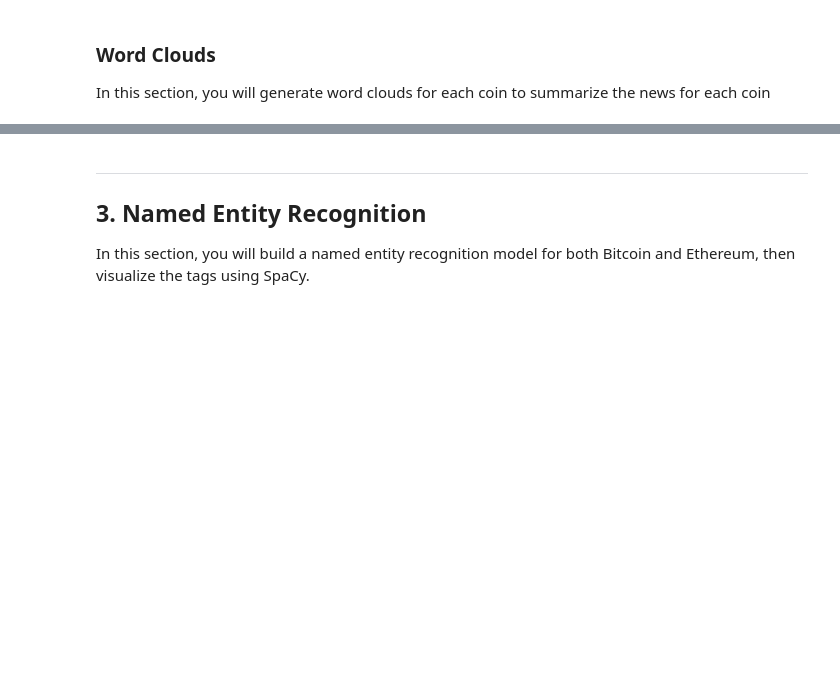
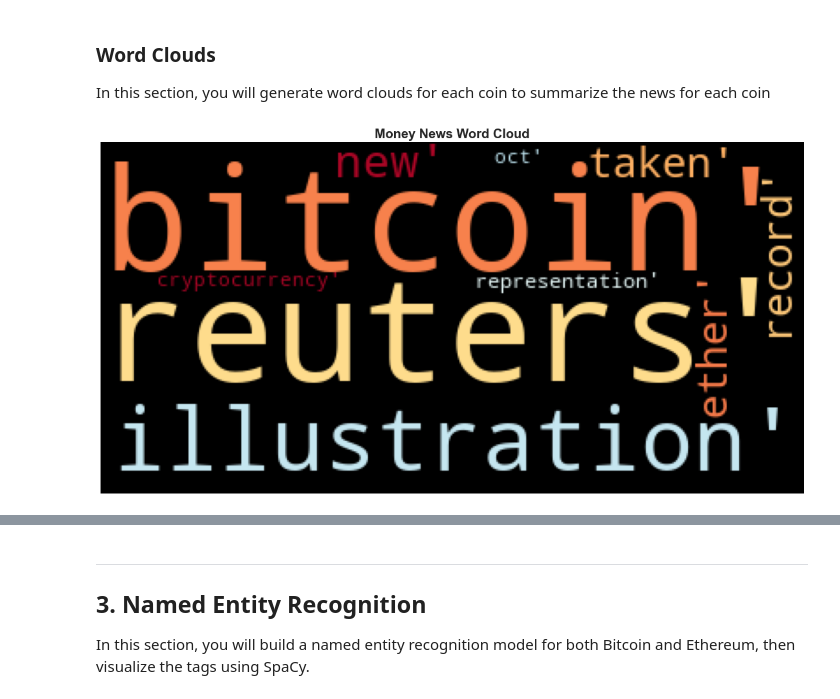
Before and after one commit to benjaminweymouth/NLP_Tales_from_the_Crypto, a Jupyter notebook: crypto_sentiment.ipynb, the cells around one changed output, grey strips where cells are left out. Drawn from its saved outputs; the diff is of its cells as text; code cells hidden in the pictures; blank space fills up the shorter version.

```diff
--- a/crypto_sentiment.ipynb
+++ b/crypto_sentiment.ipynb
@@ -247,7 +247,7 @@ def tokenizer(text):
     words = [word.lower() for word in words if word.isalpha()]
     str_words = ' '.join(str(e) for e in words)
     # Create custom stopwords
-    sw_addons = {'said', 'sent', 'found', 'including', 'today', 'announced', 'week', 'basically', 'also', 'chars'}
+    sw_addons = {'said', 'sent', 'found', 'including', 'today', 'announced', 'week', 'basically', 'also', 'chars', '\r\n'}
 
     # Create a tokenized list of the words
     doc = nlp(str_words)
@@ -404,0 +399,14 @@ mpl.rcParams['figure.figsize'] = [20.0, 10.0]
+# %%
+# Generate the Bitcoin word cloud
+# Create a string list of terms to generate the word cloud
+terms_list = str(result_top10_btc)
+
+# Create the word cloud
+wordcloud = WordCloud(colormap="RdYlBu").generate(terms_list)
+plt.imshow(wordcloud)
+plt.axis("off")
+fontdict = {"fontsize": 20, "fontweight": "bold"}
+plt.title("Money News Word Cloud", fontdict=fontdict)
+plt.show()
+# %% [output]
+[figure, added]
```
Also changed, not shown: parts of 15 cells of this notebook.
